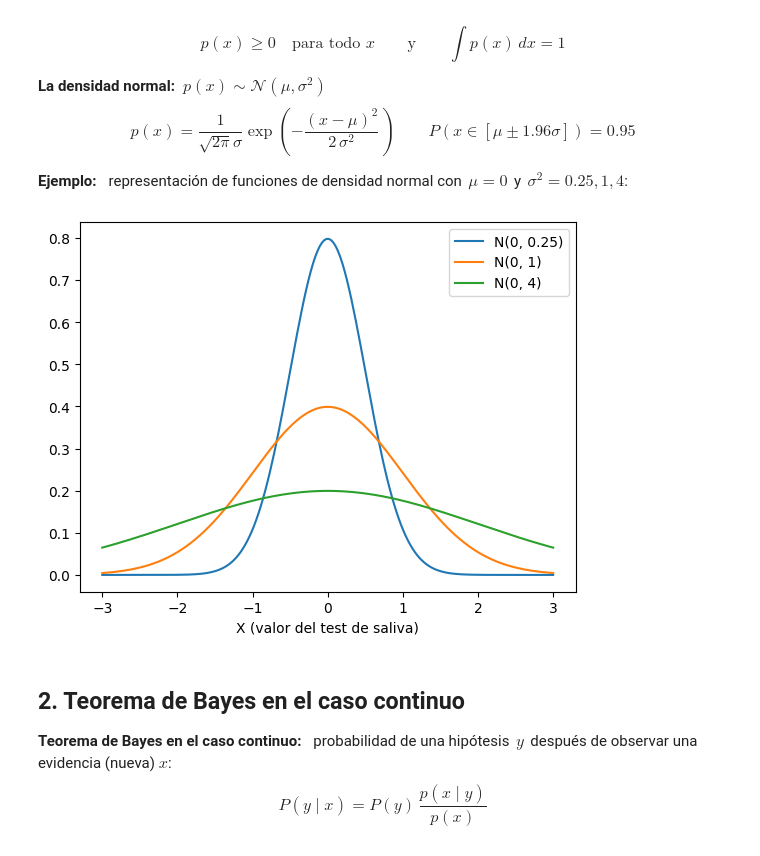
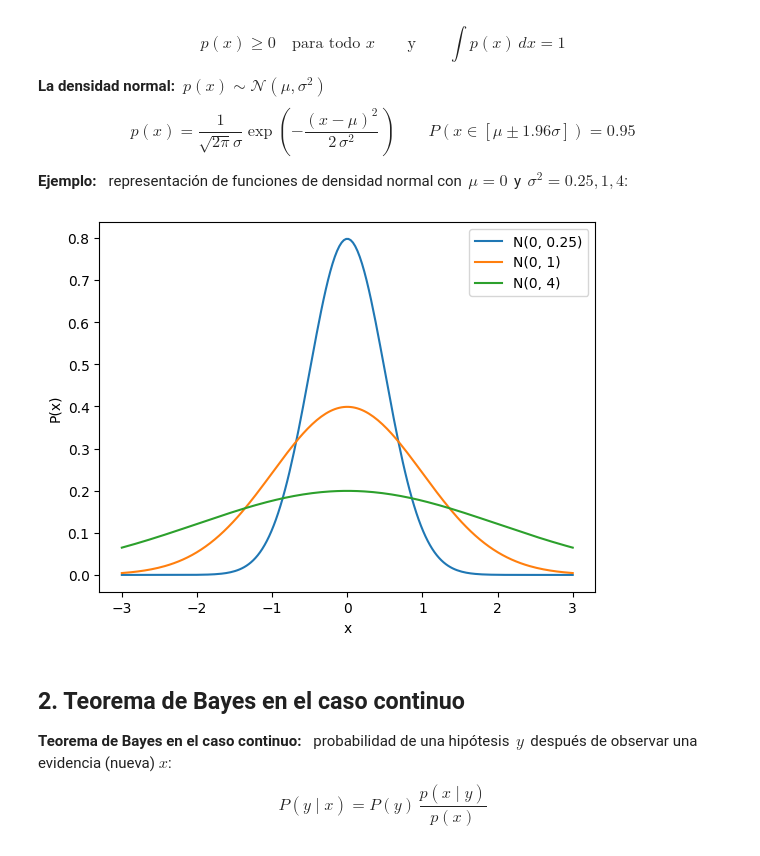
Before and after one commit to jsilvestreUPV/SIN-EPSA, a Jupyter notebook: B2/Teo/T2: Razonamiento probabilístico/T2.2a Variables continuas y regla de Bayes.ipynb, the cells around one changed output. Saved outputs shown, nothing was run; the diff lists cells and outputs as text; code cells hidden in the pictures.

```diff
--- a/B2/Teo/T2: Razonamiento probabilístico/T2.2a Variables continuas y regla de Bayes.ipynb
+++ b/B2/Teo/T2: Razonamiento probabilístico/T2.2a Variables continuas y regla de Bayes.ipynb
@@ -21,14 +21,14 @@ P(x\in[\mu\pm 1.96\sigma])=0.95$$
 # %%
 import numpy as np
 from scipy.stats import norm
 import matplotlib.pyplot as plt
 x = np.linspace(-3, 3, 200)
 plt.plot(x, norm.pdf(x, 0, np.sqrt(0.25)), label="N(0, 0.25)")
 plt.plot(x, norm.pdf(x, 0, np.sqrt(1)), label="N(0, 1)")
 plt.plot(x, norm.pdf(x, 0, np.sqrt(4)), label="N(0, 4)")
-plt.legend(); plt.xlabel("X (valor del test de saliva)");
+plt.xlabel("x"); plt.ylabel("P(x)"); plt.legend();
 # %% [output]
-[figure, old version]
+[figure, new version]
 # %% [markdown]
 ## 2. Teorema de Bayes en el caso continuo
 
```
Also changed, not shown: parts of 1 cell of this notebook.
